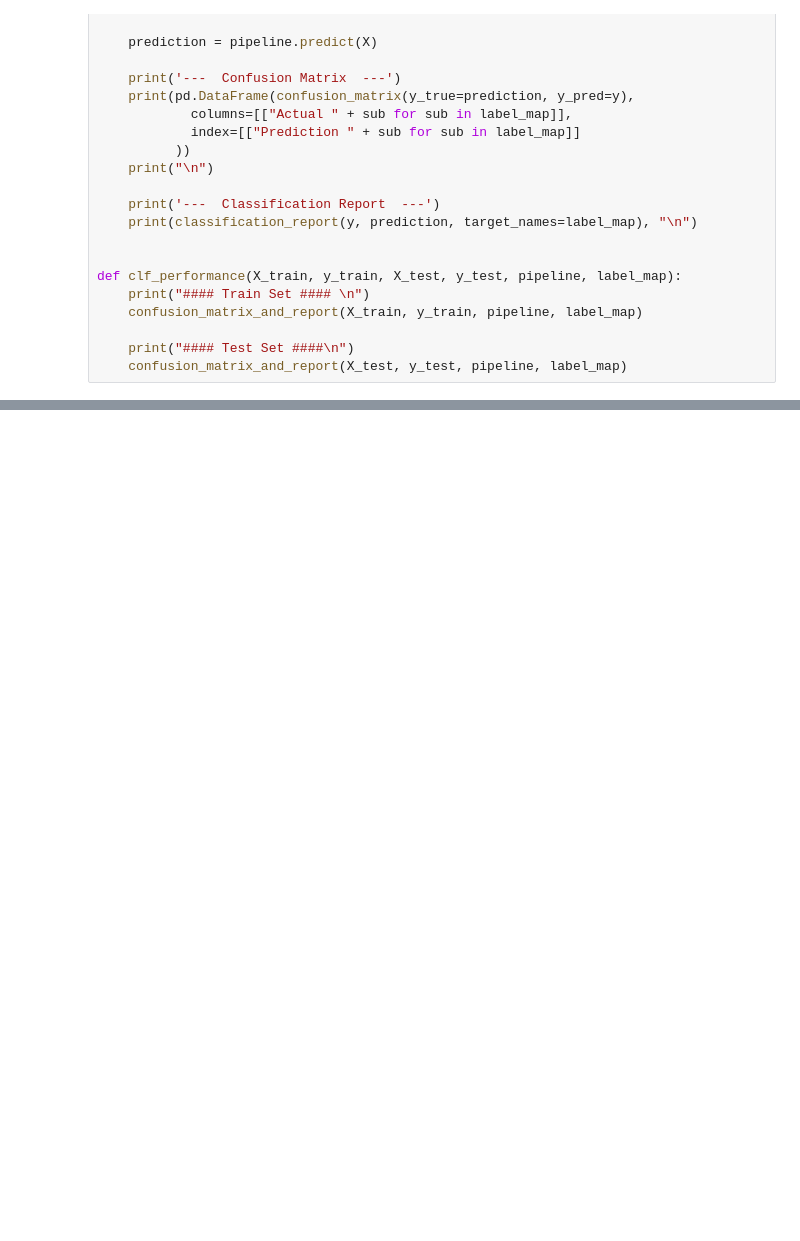
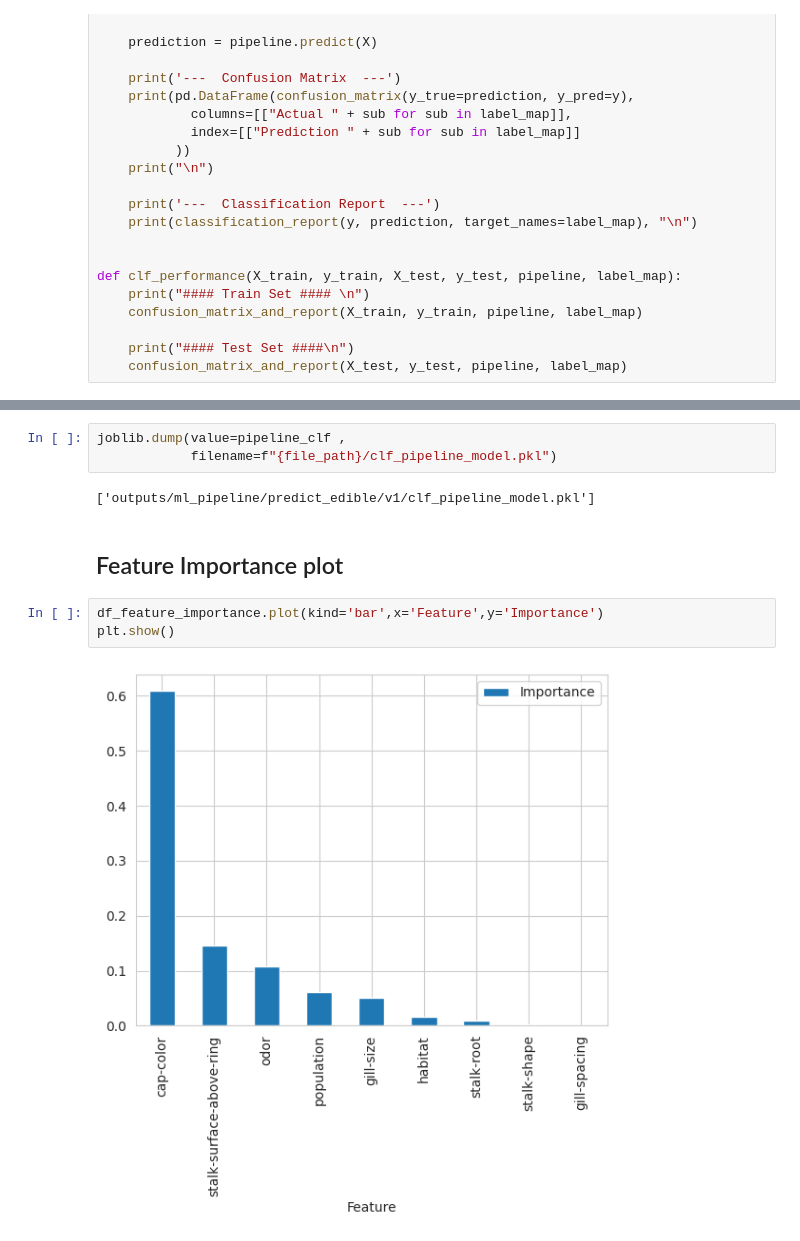
Before and after one commit to ocassidydev/creditcard-churn, a Jupyter notebook: jupyter_notebooks/05 - Modelling and Evaluation - Predict Edible.ipynb, the cells around one changed output, grey strips where cells are left out. Saved outputs shown, nothing was run; the diff lists cells and outputs as text; blank space fills up the shorter version.

```diff
--- a/jupyter_notebooks/05 - Modelling and Evaluation - Predict Edible.ipynb
+++ b/jupyter_notebooks/05 - Modelling and Evaluation - Predict Edible.ipynb
@@ -516,0 +604,12 @@ except Exception as e:
+# %%
+joblib.dump(value=pipeline_clf ,
+            filename=f"{file_path}/clf_pipeline_model.pkl")
+# %% [output]
+['outputs/ml_pipeline/predict_edible/v1/clf_pipeline_model.pkl']
+# %% [markdown]
+## Feature Importance plot
+# %%
+df_feature_importance.plot(kind='bar',x='Feature',y='Importance')
+plt.show()
+# %% [output]
+[figure, added]
```
Also changed, not shown: parts of 46 cells of this notebook, 7 other files.
